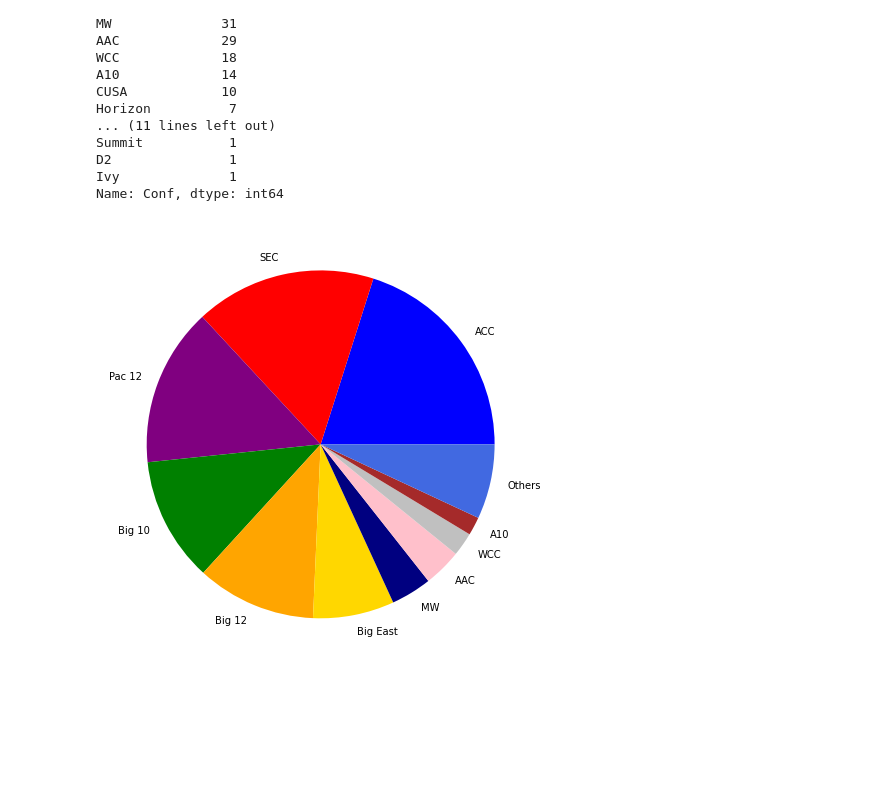
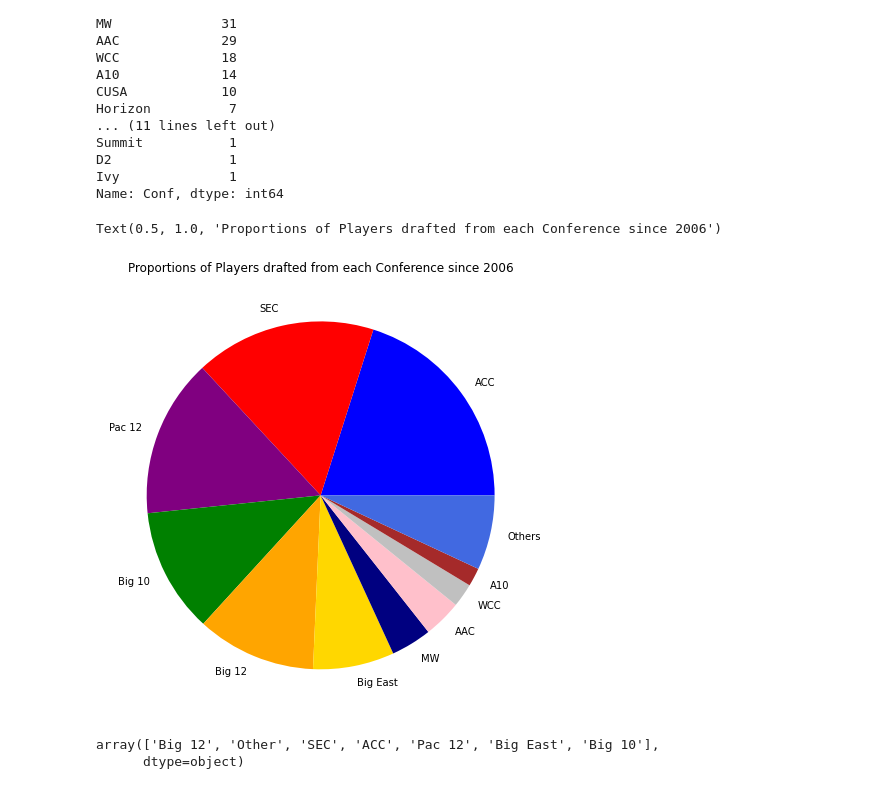
Before and after one commit to MattSasaki/Draft-Position-vs-College-Conference, a Jupyter notebook: project_workbook.ipynb, the cells around one changed output. Cells and saved outputs as stored; diff of their text form; code cells hidden in the pictures; blank space fills up the shorter version.

```diff
--- a/project_workbook.ipynb
+++ b/project_workbook.ipynb
@@ -172,7 +161,14 @@ mylabels = ['ACC', 'SEC', 'Pac 12', 'Big 10', 'Big 12', 'Big East', 'MW', 'AAC',
 # %%
 plt.figure(figsize=(8,8))
 plt.pie(values, labels = mylabels,
         colors=['blue', 'red', 'purple', 'green', 'orange', 'gold', 'navy', 'pink', 'silver', 'brown', 'royalblue'])
+plt.title("Proportions of Players drafted from each Conference since 2006")
 #plt.savefig('conf_pie.jpg')
 # %% [output]
+Text(0.5, 1.0, 'Proportions of Players drafted from each Conference since 2006')
-[figure, old version]
+[figure, new version]
+# %%
+df['Conf Tier'].unique()
+# %% [output]
+array(['Big 12', 'Other', 'SEC', 'ACC', 'Pac 12', 'Big East', 'Big 10'],
+      dtype=object)
```
Also changed, not shown: parts of 26 cells of this notebook, 1 other file.
